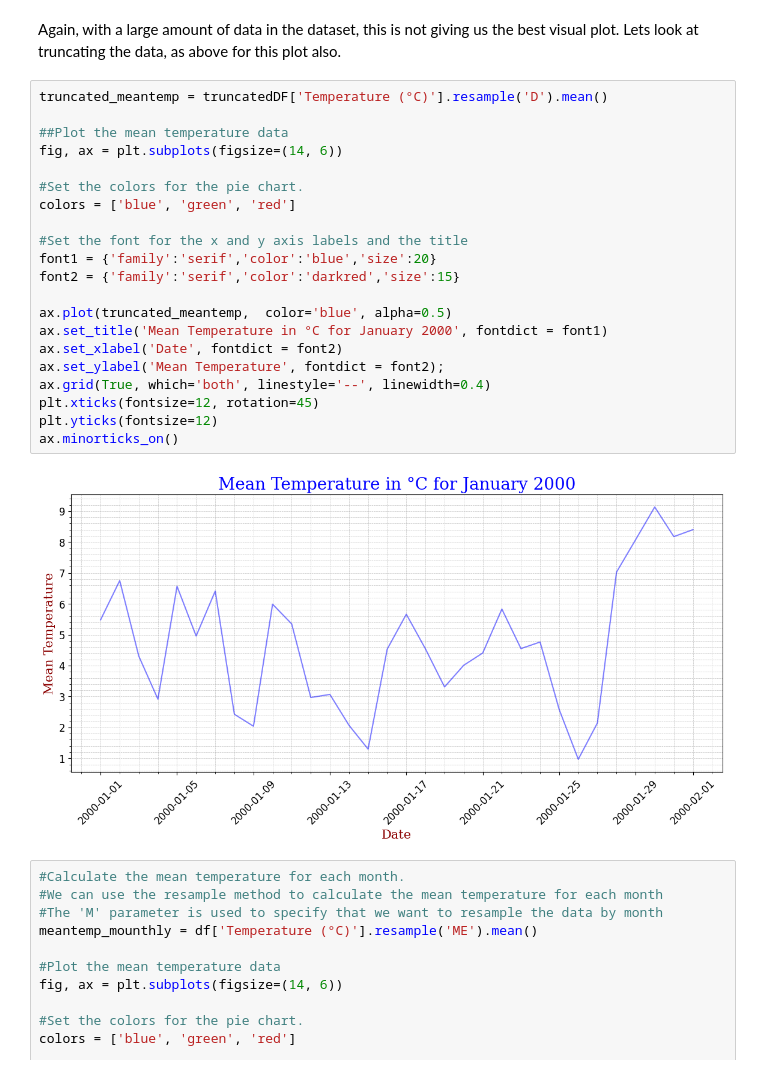
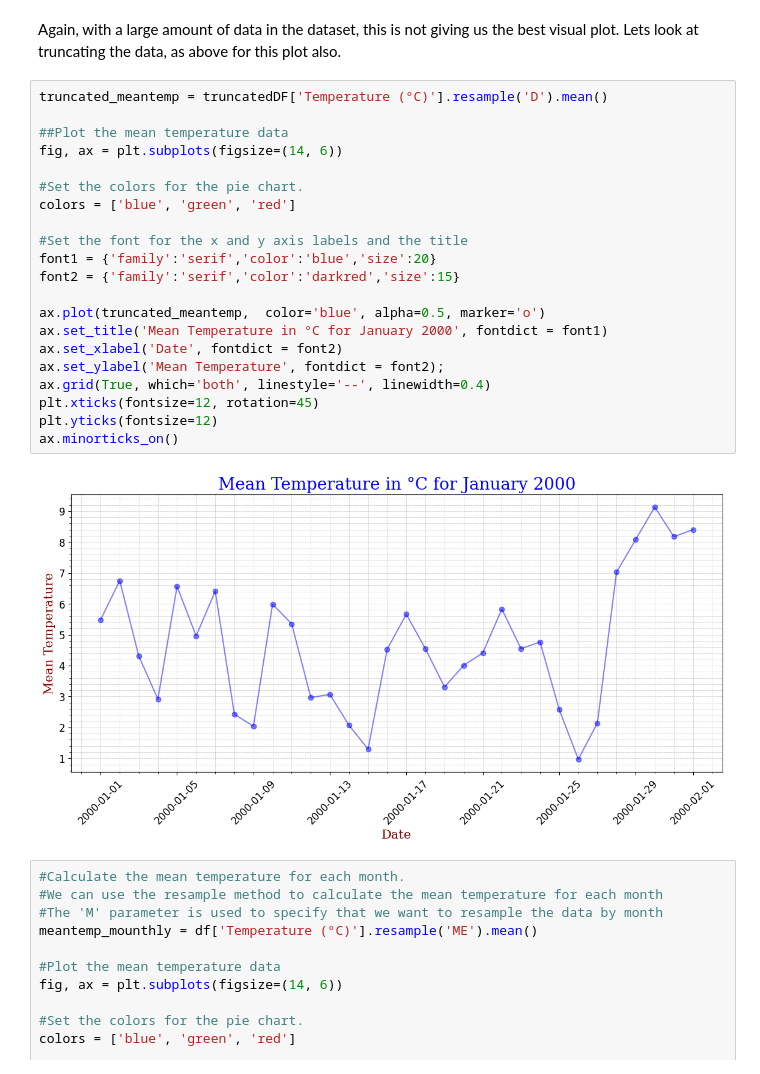
Before and after one commit to MikeCurleyCoosan/PFDA, a Jupyter notebook: PFDA_assignments/assignment06_weather.ipynb, the cells around one changed output. Saved outputs shown, nothing was run; the diff lists cells and outputs as text.

```diff
--- a/PFDA_assignments/assignment06_weather.ipynb
+++ b/PFDA_assignments/assignment06_weather.ipynb
@@ -242,26 +242,26 @@ Again, with a large amount of data in the dataset, this is not giving us the bes
 # %%
 truncated_meantemp = truncatedDF['Temperature (°C)'].resample('D').mean()
 
 ##Plot the mean temperature data
 fig, ax = plt.subplots(figsize=(14, 6))
 
 #Set the colors for the pie chart.
 colors = ['blue', 'green', 'red']
 
 #Set the font for the x and y axis labels and the title
 font1 = {'family':'serif','color':'blue','size':20}
 font2 = {'family':'serif','color':'darkred','size':15}
 
-ax.plot(truncated_meantemp,  color='blue', alpha=0.5)
+ax.plot(truncated_meantemp,  color='blue', alpha=0.5, marker='o')
 ax.set_title('Mean Temperature in °C for January 2000', fontdict = font1)
 ax.set_xlabel('Date', fontdict = font2)
 ax.set_ylabel('Mean Temperature', fontdict = font2);
 ax.grid(True, which='both', linestyle='--', linewidth=0.4)
 plt.xticks(fontsize=12, rotation=45)
 plt.yticks(fontsize=12)
 ax.minorticks_on()
 # %% [output]
-[figure, old version]
+[figure, new version]
 # %%
 #Calculate the mean temperature for each month.
 #We can use the resample method to calculate the mean temperature for each month
```
Also changed, not shown: parts of 2 cells of this notebook.
